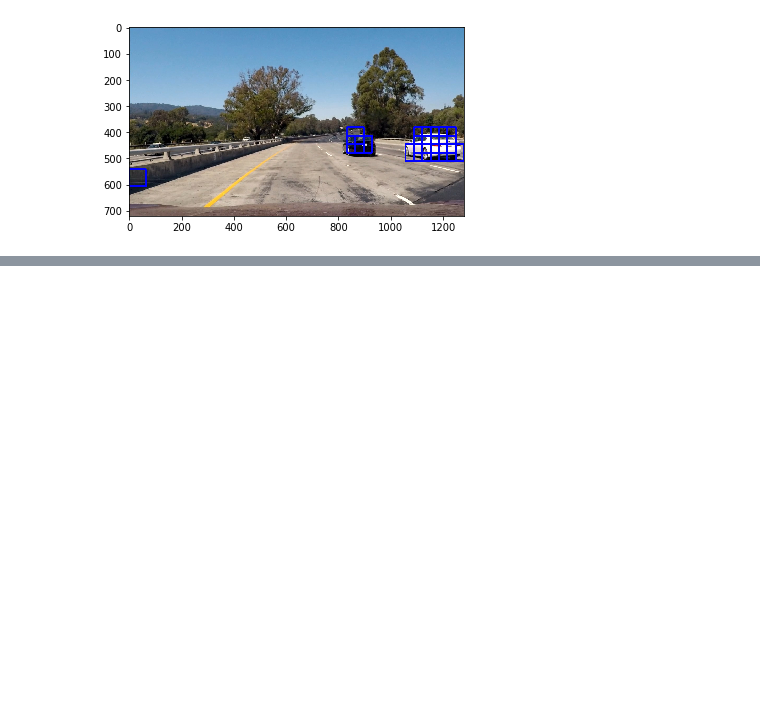
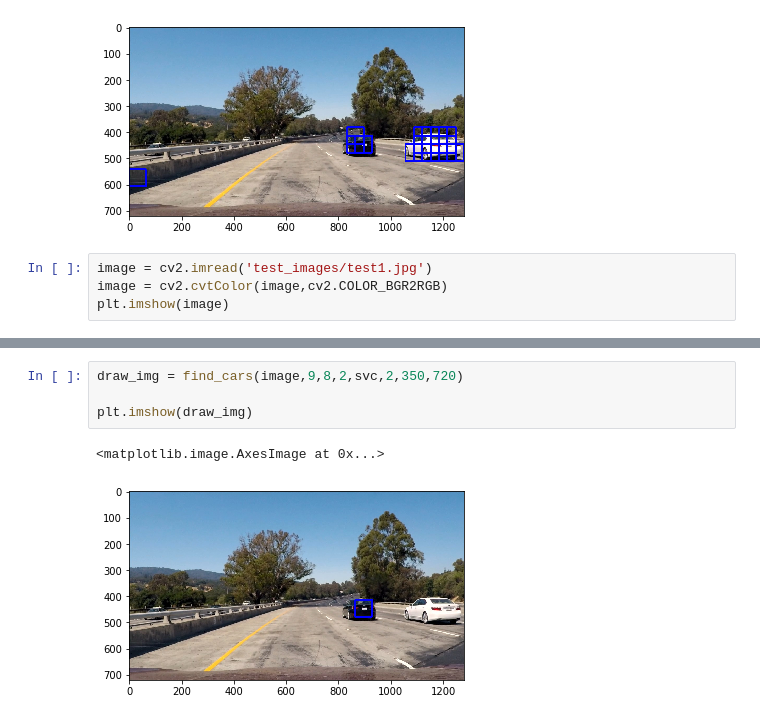
Before and after one commit to root221/CarND-Vehicle-Detection, a Jupyter notebook: VehicleDetectionAndTracking.ipynb, the cells around one changed output, grey strips where cells are left out. Cells and saved outputs as stored; diff of their text form; blank space fills up the shorter version.

```diff
--- a/VehicleDetectionAndTracking.ipynb
+++ b/VehicleDetectionAndTracking.ipynb
@@ -281,3 +244,7 @@ plt.imshow(window_img)
 # %% [output]
 <matplotlib.image.AxesImage at 0x...>
 [figure]
+# %%
+image = cv2.imread('test_images/test1.jpg')
+image = cv2.cvtColor(image,cv2.COLOR_BGR2RGB)
+plt.imshow(image)
@@ -283,0 +317,7 @@ plt.imshow(window_img)
+# %%
+draw_img = find_cars(image,9,8,2,svc,2,350,720)
+
+plt.imshow(draw_img)
+# %% [output]
+<matplotlib.image.AxesImage at 0x...>
+[figure, added]
```
Also changed, not shown: parts of 6 cells of this notebook.
